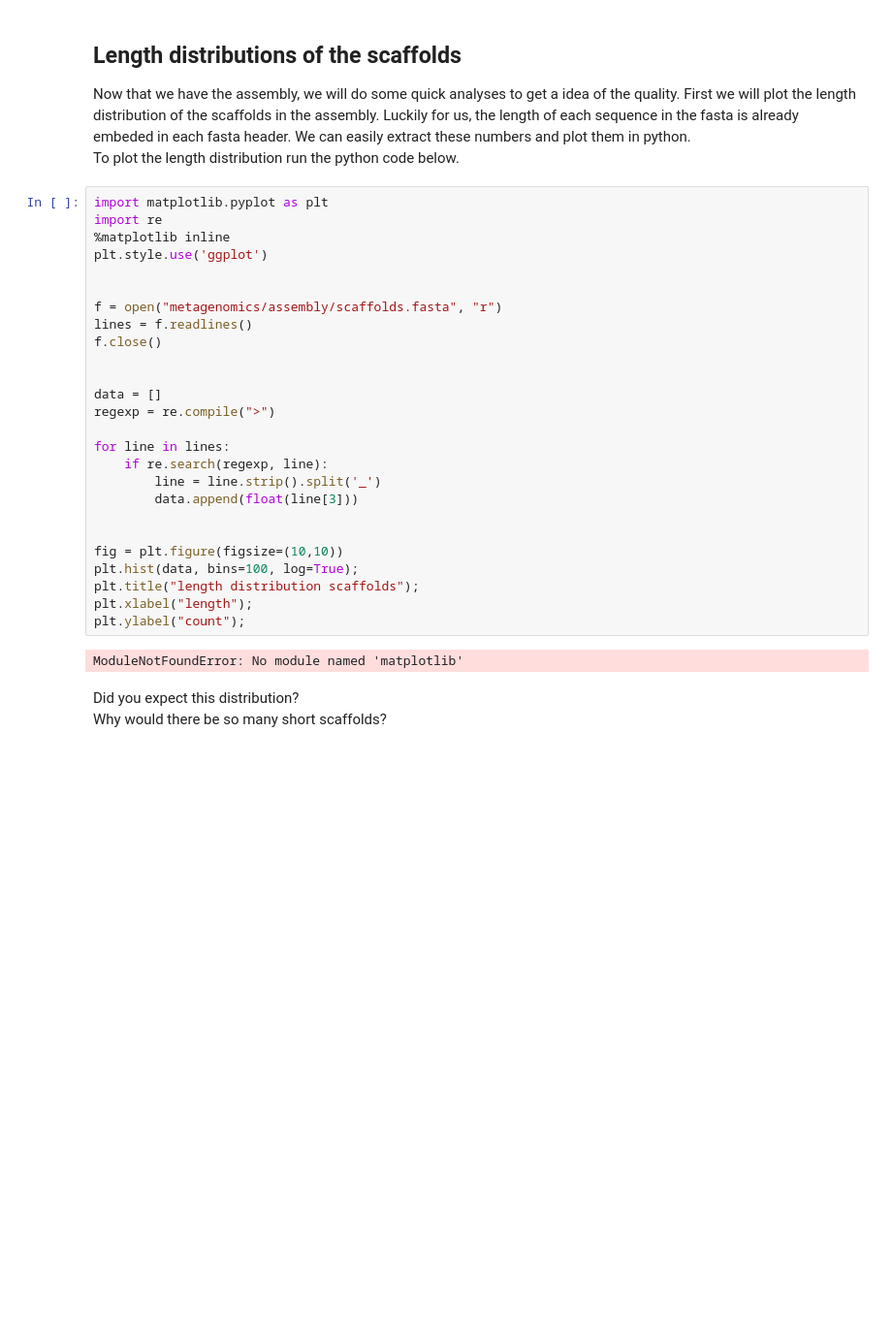
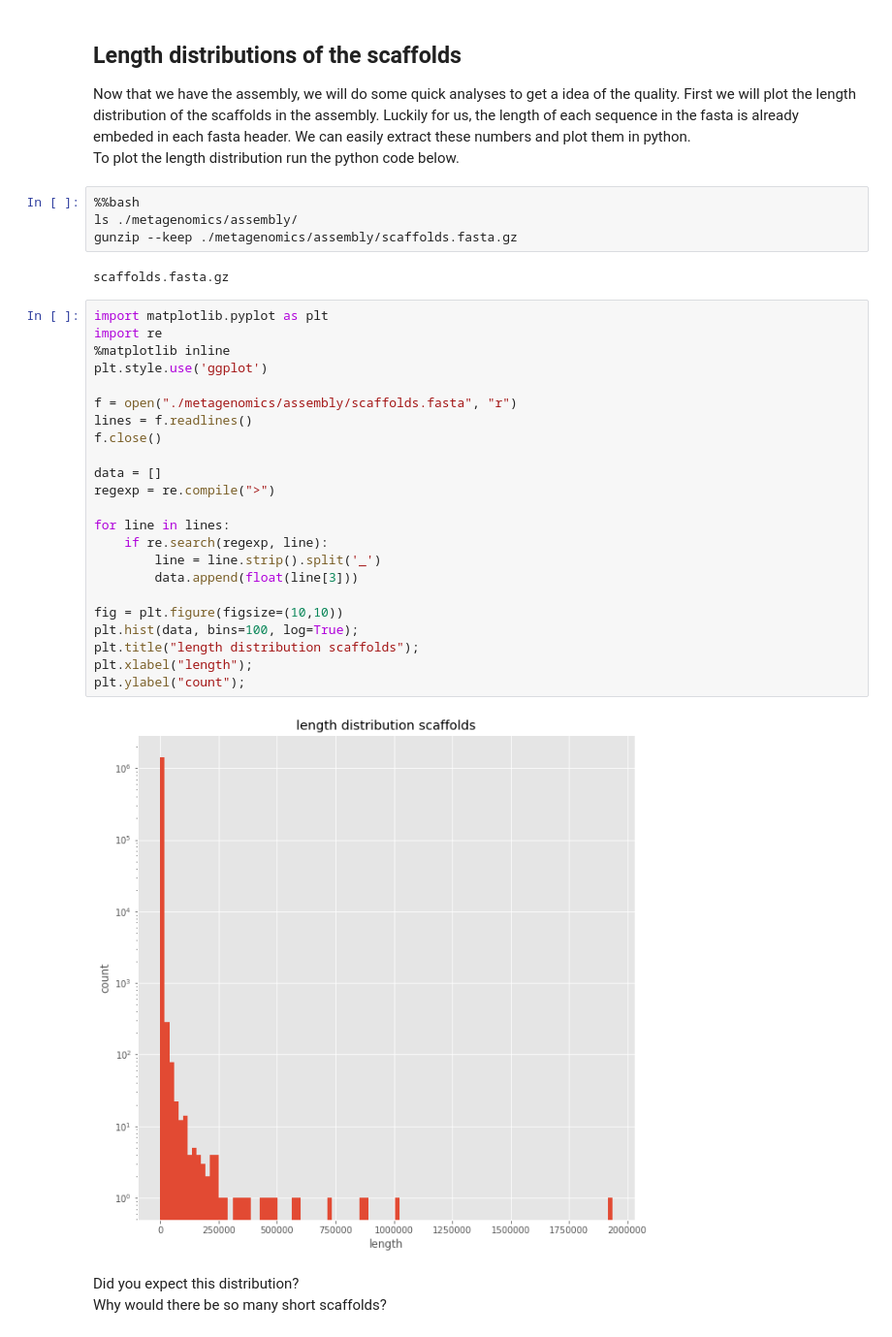
Before and after one commit to lauralwd/metagenomicspractical, a Jupyter notebook: metagenomics.ipynb, the cells around one changed output. Shown: that part at 97% size. Drawn from its saved outputs; the diff is of its cells as text; blank space fills up the shorter version.

```diff
--- a/metagenomics.ipynb
+++ b/metagenomics.ipynb
@@ -188,34 +190,37 @@ Does the content of the fasta make sense?<br>
 Now that we have the assembly, we will do some quick analyses to get a idea of the quality. First we will plot the length distribution of the scaffolds in the assembly. Luckily for us, the length of each sequence in the fasta is already embeded in each fasta header. We can easily extract these numbers and plot them in python.
 
 To plot the length distribution run the python code below.
+# %%
+%%bash
+ls ./metagenomics/assembly/
+gunzip --keep ./metagenomics/assembly/scaffolds.fasta.gz
+# %% [output]
+scaffolds.fasta.gz
 # %%
 import matplotlib.pyplot as plt
 import re
 %matplotlib inline
 plt.style.use('ggplot')
 
-
-f = open("metagenomics/assembly/scaffolds.fasta", "r")
+f = open("./metagenomics/assembly/scaffolds.fasta", "r")
 lines = f.readlines()
 f.close()
-
 
 data = []
 regexp = re.compile(">")
 
 for line in lines:
     if re.search(regexp, line):
         line = line.strip().split('_')
         data.append(float(line[3]))
 
-
 fig = plt.figure(figsize=(10,10))
 plt.hist(data, bins=100, log=True);
 plt.title("length distribution scaffolds");
 plt.xlabel("length");
 plt.ylabel("count");
 # %% [output]
-ModuleNotFoundError: No module named 'matplotlib'
+[figure, added]
 # %% [markdown]
 Did you expect this distribution?<br>
 Why would there be so many short scaffolds?<br>
```
Also changed, not shown: parts of 14 cells of this notebook.
